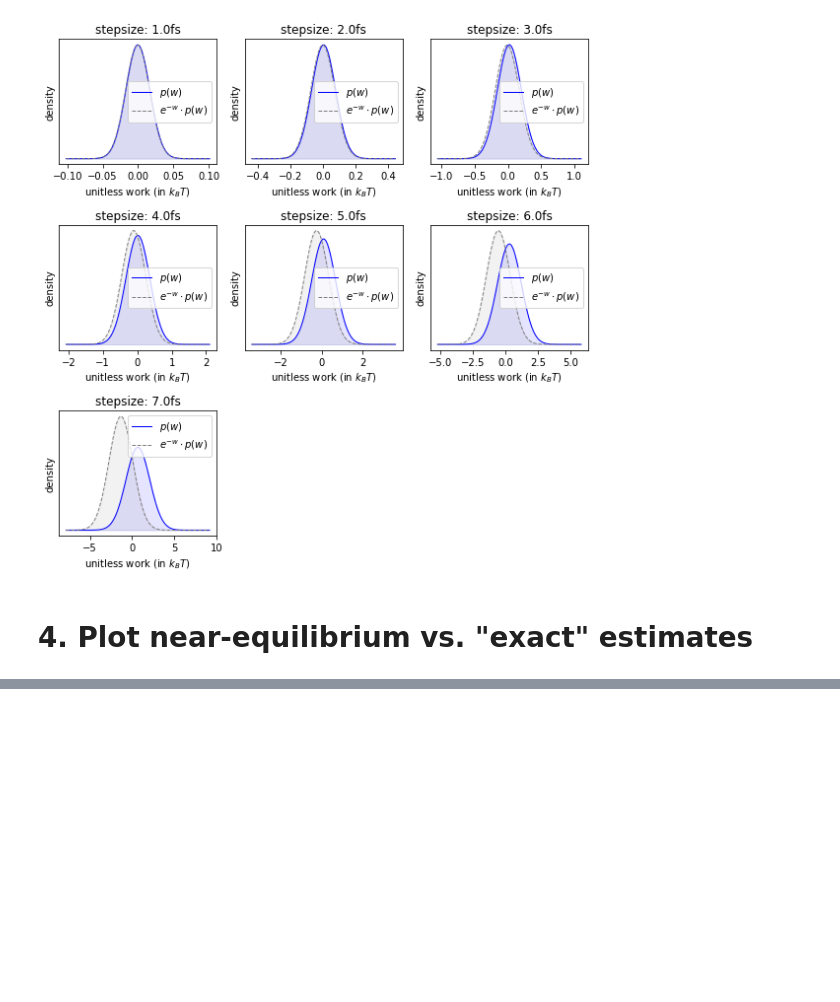
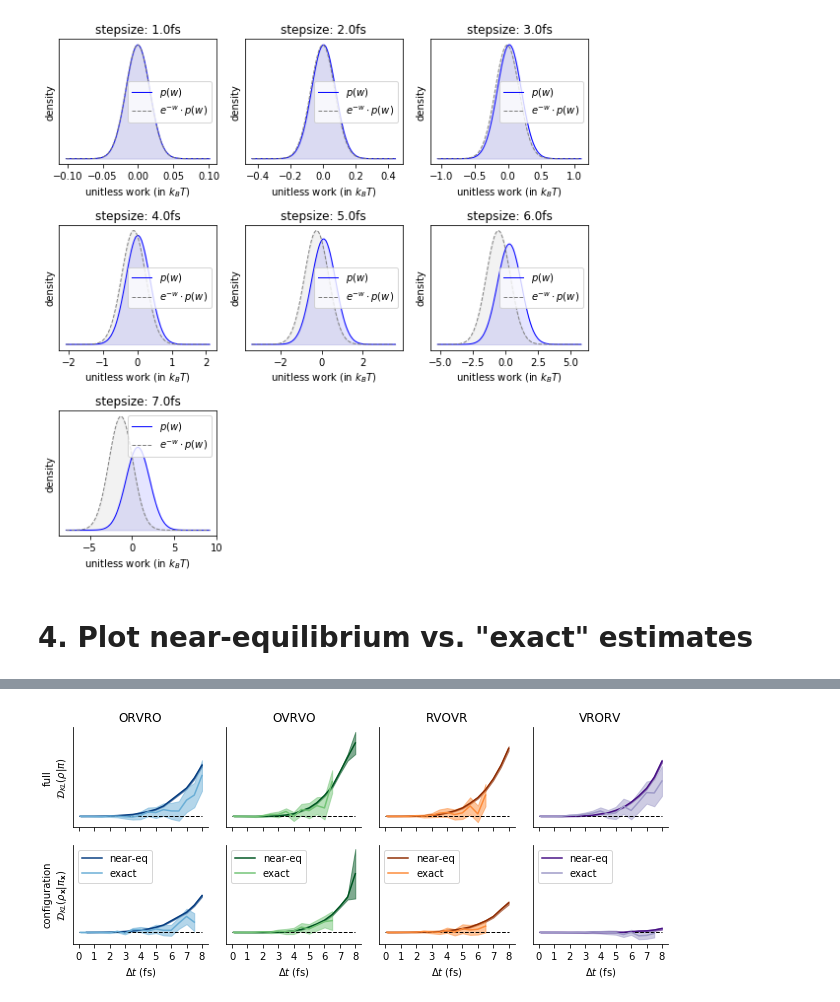
Before and after one commit to choderalab/integrator-benchmark, a Jupyter notebook: notebooks/Water-cluster plots.ipynb, the cells around one changed output, grey strips where cells are left out. Drawn from its saved outputs; the diff is of its cells as text; code cells hidden in the pictures; blank space fills up the shorter version.

```diff
--- a/notebooks/Water-cluster plots.ipynb
+++ b/notebooks/Water-cluster plots.ipynb
@@ -394,0 +387,9 @@ plot_marginal('full')
+# %%
+from pickle import load
+
+with open('result_summary.pkl', 'rb') as f:
+    near_eq_result_summary = load(f)
+
+def get_near_eq_curves_with_unc(scheme, marginal):
+    r = near_eq_result_summary[scheme][marginal]
+    return r['dts'], r['near_eq_estimates'], r['near_eq_uncertainty']
@@ -394,0 +400,70 @@ plot_marginal('full')
+# %%
+def new_figure():
+    plt.figure(figsize=(8,8))
+
+
+def remove_upper_right_spines(ax):
+    ax.spines['right'].set_visible(False)
+    ax.spines['top'].set_visible(False)
+
+def plot_marginal(marginal='configuration', start_subplot=1, use_near_eq_summary=True):
+
+    for i, scheme in enumerate(schemes):
+        near_eq_color = full_depth_colors[scheme]
+        exact_color = half_depth_colors[scheme]
+
+        dts, near_eq_estimates, near_eq_unc, new_estimates, new_estimates_unc = get_curves_with_unc(scheme, marginal)
+        dts_near_eq = dts
+
+
+        if i == 0:
+            ax_0 = plt.subplot(2,4,i+start_subplot)
+            remove_upper_right_spines(ax_0)
+        else:
+            ax = plt.subplot(2,4,i+start_subplot,sharey=ax_0, sharex=ax_0)
+            remove_upper_right_spines(ax)
+
+        plt.title(scheme)
+
+        if use_near_eq_summary:
+            dts_near_eq, near_eq_estimates, near_eq_unc = get_near_eq_curves_with_unc(scheme, marginal)
+
+        plt.plot(dts_near_eq, near_eq_estimates, color=near_eq_color, label='near-eq')
+        plt.fill_between(dts_near_eq, near_eq_estimates - 1.96 * near_eq_unc, near_eq_estimates + 1.96 * near_eq_unc, color=near_eq_color, alpha=0.5)
+
+        plt.plot(dts, new_estimates, color=exact_color, label='exact')
+        plt.fill_between(dts, new_estimates - 1.96 * new_estimates_unc, new_estimates + 1.96 * new_estimates_unc, color=exact_color, alpha=0.5)
+
+
+        if marginal == 'configuration':
+            plt.ylabel('configuration\n' + r'$\mathcal{D}_{KL}(\rho_\mathbf{x} \| \pi_\mathbf{x})$')
+        else:
+            plt.ylabel('full\n' +r'$\mathcal{D}_{KL}(\rho \| \pi)$')
+
+        xticks = list(range(0,1 + int(max(max(dts), max(dts_near_eq)))))
+
+        if start_subplot == 5:
+            plt.xticks(xticks)
+            plt.xlabel(r'$\Delta t$ (fs)')
+            plt.title('')
+        else:
+            plt.xticks(xticks, ['']*len(xticks))
+
+        plt.hlines(0, 0, max(xticks), linewidths=1, linestyles='--', colors='k')
+
+        if i  > 0:
+            plt.ylabel('')
+            plt.yticks([])
+
+        if start_subplot == 5:
+            plt.legend(loc='upper left')
+
+
+plt.figure(figsize=(9,4))
+plot_marginal('full')
+plot_marginal('configuration', start_subplot=5)
+
+plt.tight_layout()
+plt.savefig('key_comparison_figure_draft.jpg', dpi=300, bbox_inches='tight')
+# %% [output]
+[figure, added]
```
Also changed, not shown: parts of 13 cells of this notebook, 1 other file.
